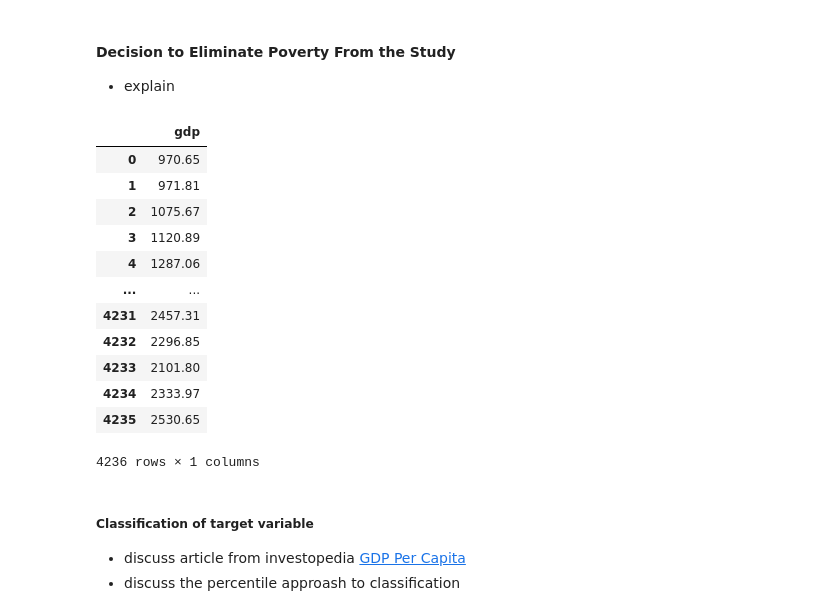
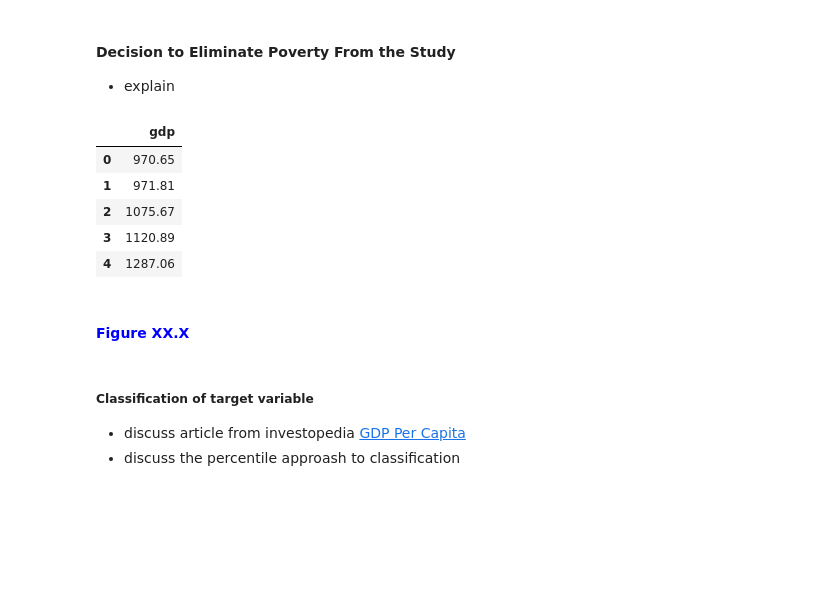
Before and after one commit to te-ex153/Projects, a Jupyter notebook: Country23.ipynb, the cells around one changed output. Drawn from its saved outputs; the diff is of its cells as text; code cells hidden in the pictures; blank space fills up the shorter version.

```diff
--- a/Country23.ipynb
+++ b/Country23.ipynb
@@ -845,23 +845,18 @@ Number of total rows in df_pov : 995
 # %%
 ########### separate target variables from feature variables
 df_gdp.reset_index(drop=True, inplace=True)
 gdp = df_gdp[['gdp']]
 features = df_gdp[['cpia_regulation', 'cpia_gender', 'cpia_resources', 'cpia_transparency', 'cpia_inclusion', 'healthcare$', 'education$', 'coll_enrollment', 'income_middle60%', 'import_capita', 'export_capita']]
-gdp
+gdp.head()
 # %% [output]
 |  | gdp |
 | 0 | 970.65 |
 | 1 | 971.81 |
 | 2 | 1075.67 |
 | 3 | 1120.89 |
 | 4 | 1287.06 |
-| ... | ... |
-| 4231 | 2457.31 |
-| 4232 | 2296.85 |
-| 4233 | 2101.80 |
-| 4234 | 2333.97 |
-| 4235 | 2530.65 |
-4236 rows × 1 columns
+# %% [markdown]
+#### <span style='color:blue;'>Figure XX.X</span>
 # %% [markdown]
 ##### Classification of target variable
 - discuss article from investopedia [GDP Per Capita](https://www.investopedia.com/terms/p/per-capita-gdp.asp)
```
Also changed, not shown: parts of 20 cells of this notebook.
